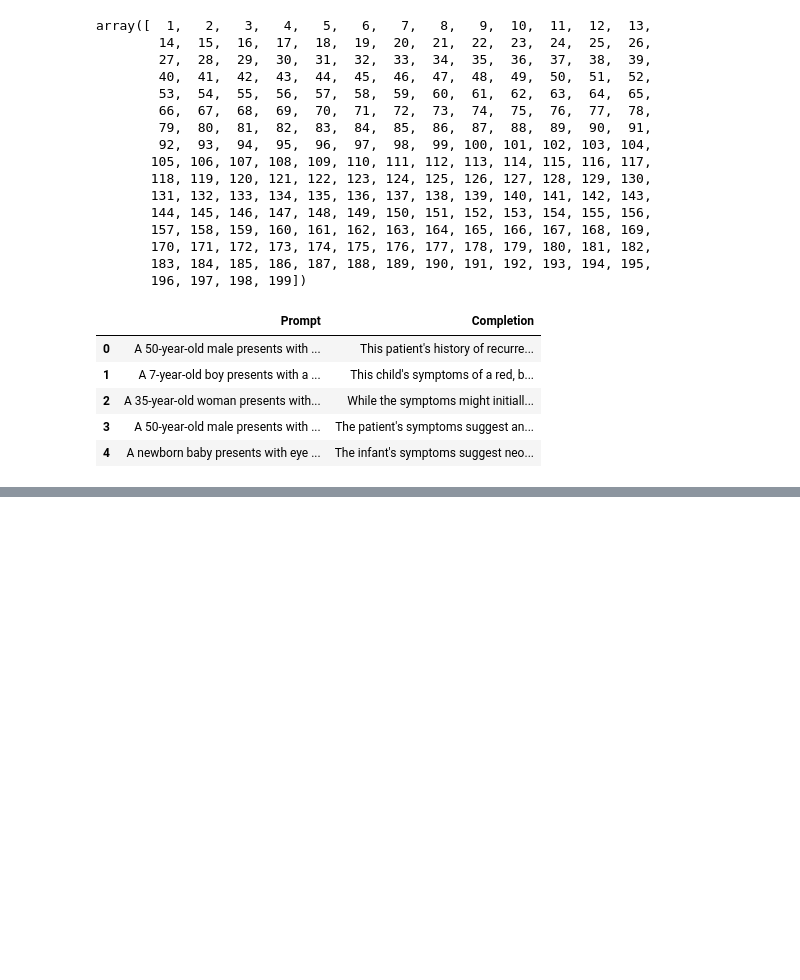
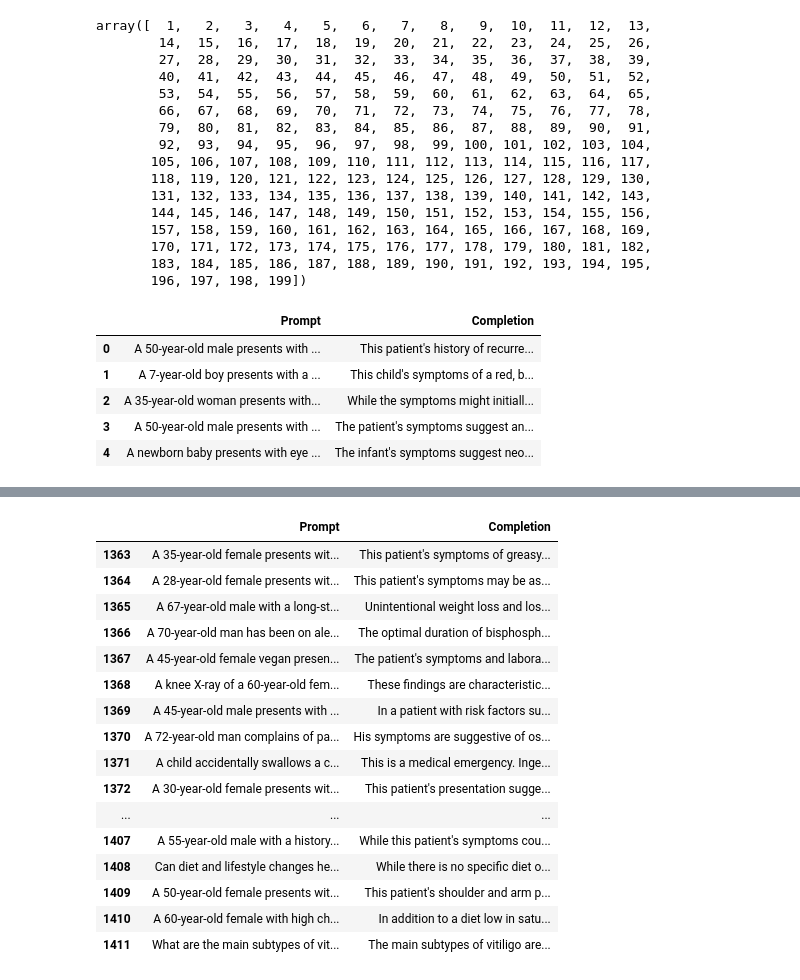
Before and after one commit to Rida1551/Rida1, a Jupyter notebook: libraries.ipynb, the cells around one changed output, grey strips where cells are left out. Saved outputs shown, nothing was run; the diff lists cells and outputs as text; code cells hidden in the pictures; blank space fills up the shorter version.

```diff
--- a/libraries.ipynb
+++ b/libraries.ipynb
@@ -44,0 +77,20 @@ df = pd.read_csv("/content/dataset.csv")
+# %%
+df.tail(49)
+# %% [output]
+|  | Prompt | Completion |
+| 1363 | A 35-year-old female presents wit... | This patient's symptoms of greasy... |
+| 1364 | A 28-year-old female presents wit... | This patient's symptoms may be as... |
+| 1365 | A 67-year-old male with a long-st... | Unintentional weight loss and los... |
+| 1366 | A 70-year-old man has been on ale... | The optimal duration of bisphosph... |
+| 1367 | A 45-year-old female vegan presen... | The patient's symptoms and labora... |
+| 1368 | A knee X-ray of a 60-year-old fem... | These findings are characteristic... |
+| 1369 | A 45-year-old male presents with ... | In a patient with risk factors su... |
+| 1370 | A 72-year-old man complains of pa... | His symptoms are suggestive of os... |
+| 1371 | A child accidentally swallows a c... | This is a medical emergency. Inge... |
+| 1372 | A 30-year-old female presents wit... | This patient's presentation sugge... |
+| ... | ... | ... |
+| 1407 | A 55-year-old male with a history... | While this patient's symptoms cou... |
+| 1408 | Can diet and lifestyle changes he... | While there is no specific diet o... |
+| 1409 | A 50-year-old female presents wit... | This patient's shoulder and arm p... |
+| 1410 | A 60-year-old female with high ch... | In addition to a diet low in satu... |
+| 1411 | What are the main subtypes of vit... | The main subtypes of vitiligo are... |
```
Also changed, not shown: parts of 3 cells of this notebook.
